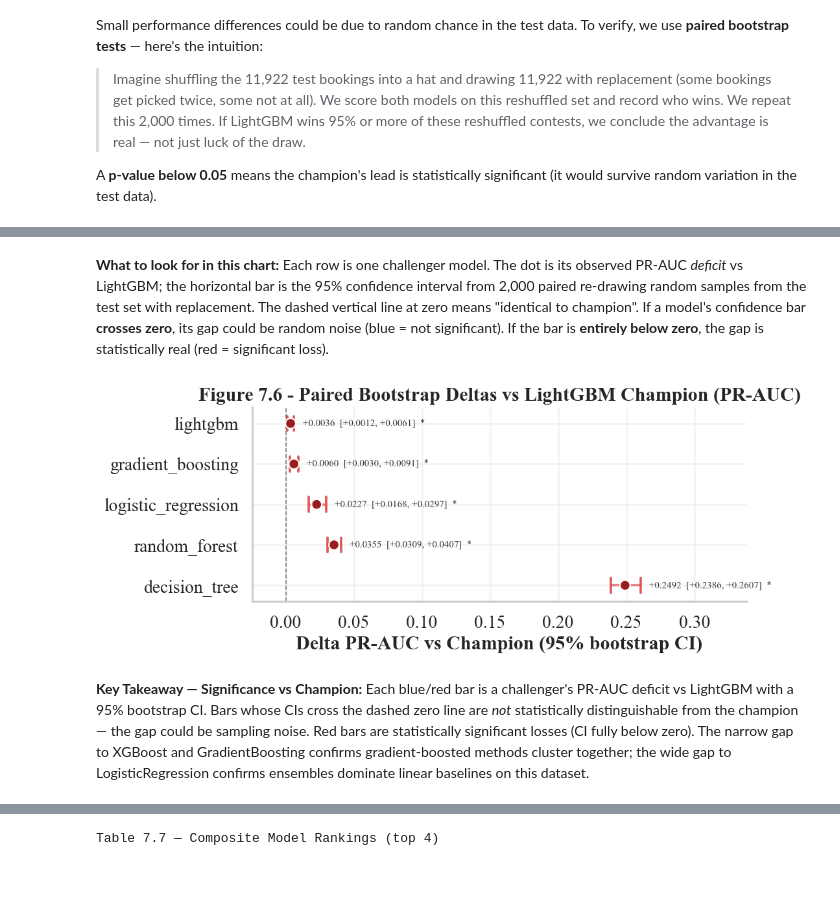
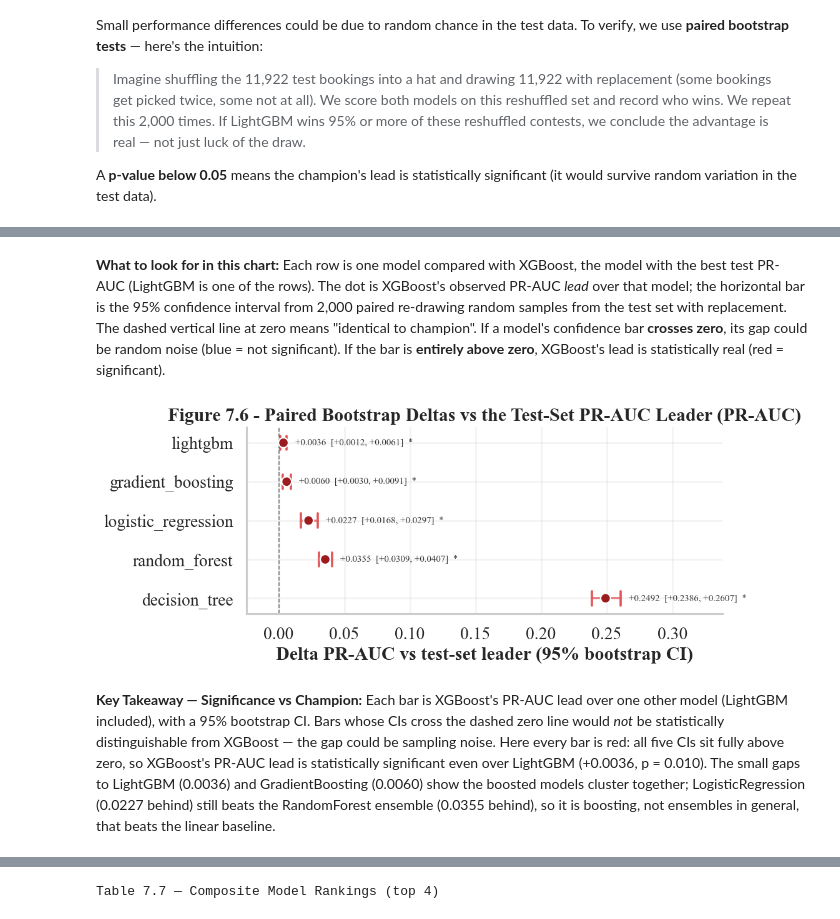
Before and after one commit to Dirkiee09/hotel-cancellation-prediction, a Jupyter notebook: notebooks/07_model_selection.ipynb, the cells around one changed output, grey strips where cells are left out. Saved outputs shown, nothing was run; the diff lists cells and outputs as text; code cells hidden in the pictures; blank space fills up the shorter version.

```diff
--- a/notebooks/07_model_selection.ipynb
+++ b/notebooks/07_model_selection.ipynb
@@ -439,7 +439,7 @@ if ctx.get("benchmark_available"):
             sig_tbl.style
             .applymap(_sig_color, subset=bool_cols)
             .format(num_cols)
-            .set_caption("Table 7.6 — Paired Bootstrap Significance vs LightGBM Champion")
+            .set_caption("Table 7.6 — Paired Bootstrap Significance vs the Test-Set PR-AUC Leader (XGBoost)")
             .hide(axis="index")
         )
     else:
@@ -465,45 +465,45 @@ Table 7.6 — Paired Bootstrap Significance vs LightGBM Champion
 | xgboost | logistic_regression | roc_auc | 0.0216 | 0.0181 | 0.0259 | 0.0000 | ... |
 | xgboost | random_forest | roc_auc | 0.0142 | 0.0115 | 0.0170 | 0.0000 | ... |
 # %% [markdown]
-**What to look for in this chart:** Each row is one challenger model. The dot is its observed PR-AUC *deficit* vs LightGBM; the horizontal bar is the 95% confidence interval from 2,000 paired re-drawing random samples from the test set with replacement. The dashed vertical line at zero means "identical to champion". If a model's confidence bar **crosses zero**, its gap could be random noise (blue = not significant). If the bar is **entirely below zero**, the gap is statistically real (red = significant loss).
+**What to look for in this chart:** Each row is one model compared with XGBoost, the model with the best test PR-AUC (LightGBM is one of the rows). The dot is XGBoost's observed PR-AUC *lead* over that model; the horizontal bar is the 95% confidence interval from 2,000 paired re-drawing random samples from the test set with replacement. The dashed vertical line at zero means "identical to champion". If a model's confidence bar **crosses zero**, its gap could be random noise (blue = not significant). If the bar is **entirely above zero**, XGBoost's lead is statistically real (red = significant).
 # %%
 # Paired bootstrap deltas as a forest plot - each challenger's deficit (or
 # advantage, if positive) vs the LightGBM champion, with 95% CI bars. Significant
 # rows (CI excludes 0) are coloured red; non-significant rows blue. Dashed vertical
 # line at zero = "no difference from champion".
 from src.eval.notebook_utils import plot_metric_forest
 
 if ctx.get("benchmark_available"):
     sig_tbl_pr = sig_tbl[sig_tbl["metric"] == "pr_auc"].copy()
     if not sig_tbl_pr.empty:
         sig_col_name = next(
             (c for c in sig_tbl_pr.columns if "significant" in c.lower()), None
         )
         sig_tbl_pr = sig_tbl_pr.sort_values("observed_delta", ascending=True).reset_index(drop=True)
         sig_tbl_pr = sig_tbl_pr.rename(columns={
             "observed_delta": "point_estimate",
             "delta_ci_lower": "ci_lower",
             "delta_ci_upper": "ci_upper",
         })
         plot_metric_forest(
             sig_tbl_pr,
             FIG_DIR,
             fig_no="7.6",
             metric_col="challenger_model",
-            title="Figure 7.6 - Paired Bootstrap Deltas vs LightGBM Champion (PR-AUC)",
-            x_label="Delta PR-AUC vs Champion (95% bootstrap CI)",
+            title="Figure 7.6 - Paired Bootstrap Deltas vs the Test-Set PR-AUC Leader (PR-AUC)",
+            x_label="Delta PR-AUC vs test-set leader (95% bootstrap CI)",
             reference_line=0.0,
             sig_col=sig_col_name,
             stem="paired_delta_forest",
         )
     else:
         print("plot_metric_forest skipped: no PR-AUC rows in significance table.")
 else:
     print("Skipping forest plot: benchmark tables not available.")
 # %% [output]
-[figure, old version]
+[figure, new version]
 # %% [markdown]
-**Key Takeaway — Significance vs Champion:** Each blue/red bar is a challenger's PR-AUC deficit vs LightGBM with a 95% bootstrap CI. Bars whose CIs cross the dashed zero line are *not* statistically distinguishable from the champion — the gap could be sampling noise. Red bars are statistically significant losses (CI fully below zero). The narrow gap to XGBoost and GradientBoosting confirms gradient-boosted methods cluster together; the wide gap to LogisticRegression confirms ensembles dominate linear baselines on this dataset.
+**Key Takeaway — Significance vs Champion:** Each bar is XGBoost's PR-AUC lead over one other model (LightGBM included), with a 95% bootstrap CI. Bars whose CIs cross the dashed zero line would *not* be statistically distinguishable from XGBoost — the gap could be sampling noise. Here every bar is red: all five CIs sit fully above zero, so XGBoost's PR-AUC lead is statistically significant even over LightGBM (+0.0036, p = 0.010). The small gaps to LightGBM (0.0036) and GradientBoosting (0.0060) show the boosted models cluster together; LogisticRegression (0.0227 behind) still beats the RandomForest ensemble (0.0355 behind), so it is boosting, not ensembles in general, that beats the linear baseline.
 # %% [markdown]
 **A note on statistical significance at two levels:**
 
```
Also changed, not shown: parts of 26 cells of this notebook, 11 other files.
